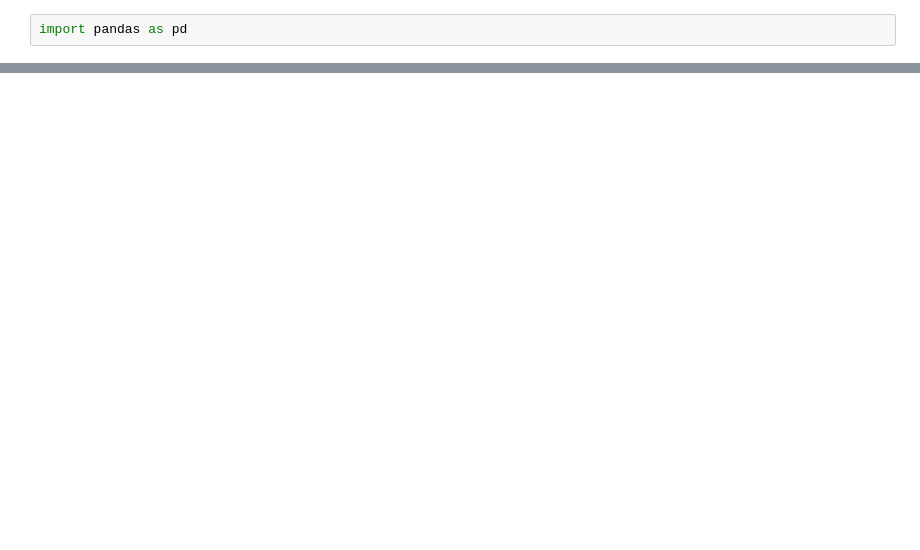
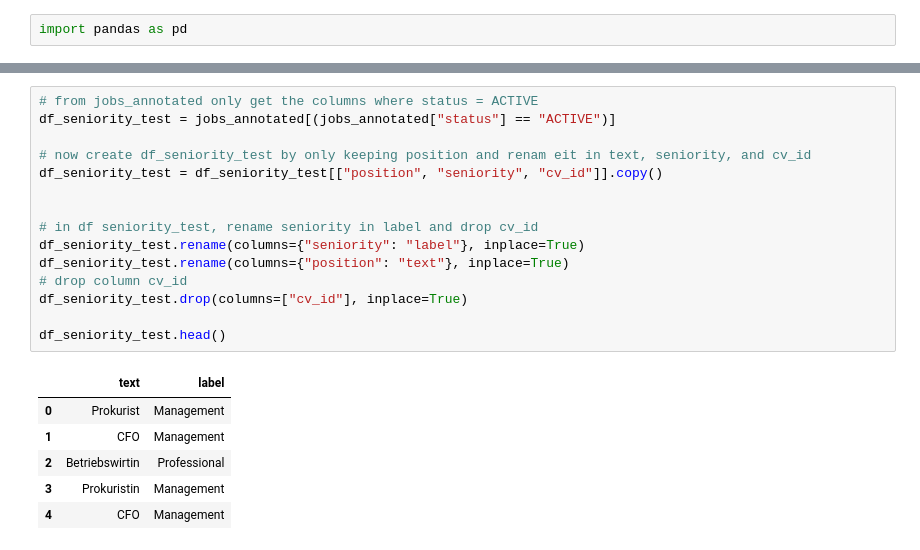
Before and after one commit to luisadosch/nlp-job-title-classification-benchmark-snapaddy, a Jupyter notebook: src/model-3.ipynb, the cells around one changed output, grey strips where cells are left out. Cells and saved outputs as stored; diff of their text form; blank space fills up the shorter version.

```diff
--- a/src/model-3.ipynb
+++ b/src/model-3.ipynb
@@ -43,0 +45,22 @@ from utils.data_utils import data_preparation_pipeline
+# %%
+# from jobs_annotated only get the columns where status = ACTIVE
+df_seniority_test = jobs_annotated[(jobs_annotated["status"] == "ACTIVE")]
+
+# now create df_seniority_test by only keeping position and renam eit in text, seniority, and cv_id
+df_seniority_test = df_seniority_test[["position", "seniority", "cv_id"]].copy()
+
+
+# in df seniority_test, rename seniority in label and drop cv_id
+df_seniority_test.rename(columns={"seniority": "label"}, inplace=True)
+df_seniority_test.rename(columns={"position": "text"}, inplace=True)
+# drop column cv_id
+df_seniority_test.drop(columns=["cv_id"], inplace=True)
+
+df_seniority_test.head()
+# %% [output]
+|  | text | label |
+| 0 | Prokurist | Management |
+| 1 | CFO | Management |
+| 2 | Betriebswirtin | Professional |
+| 3 | Prokuristin | Management |
+| 4 | CFO | Management |
```
Also changed, not shown: parts of 22 cells of this notebook.
